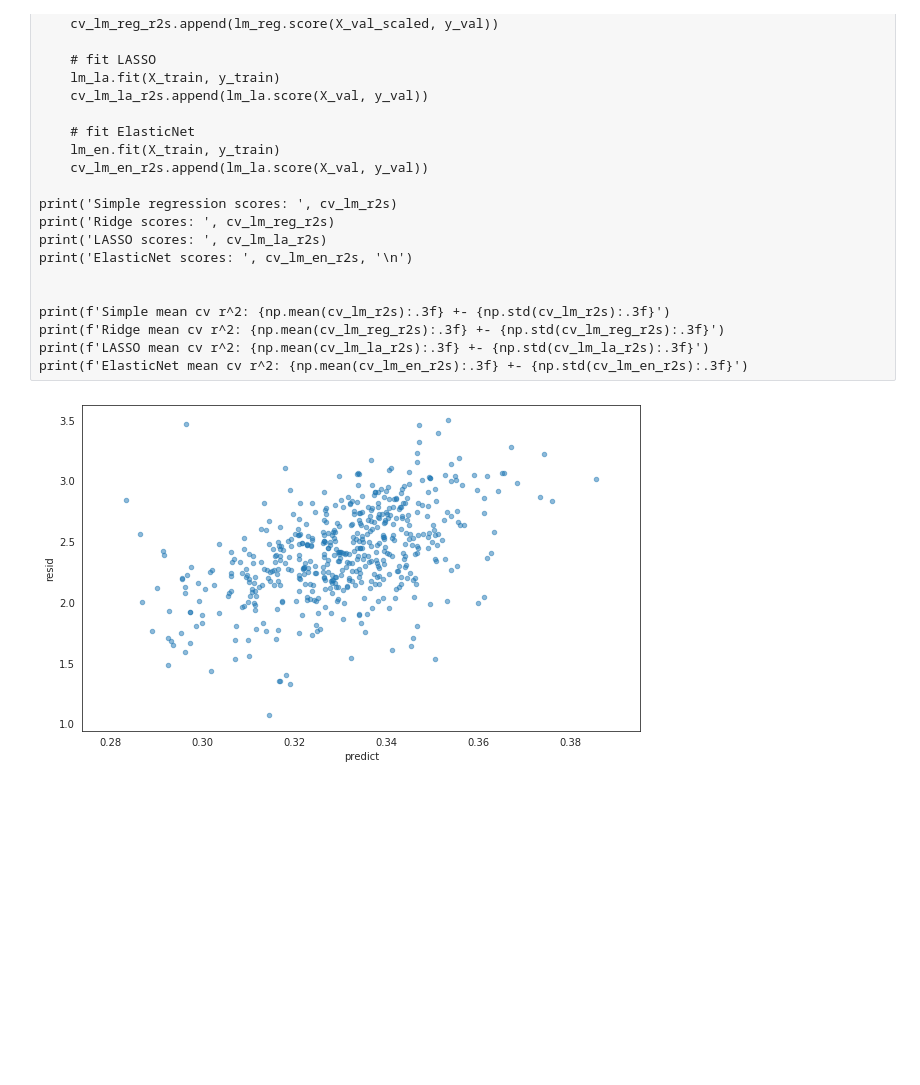
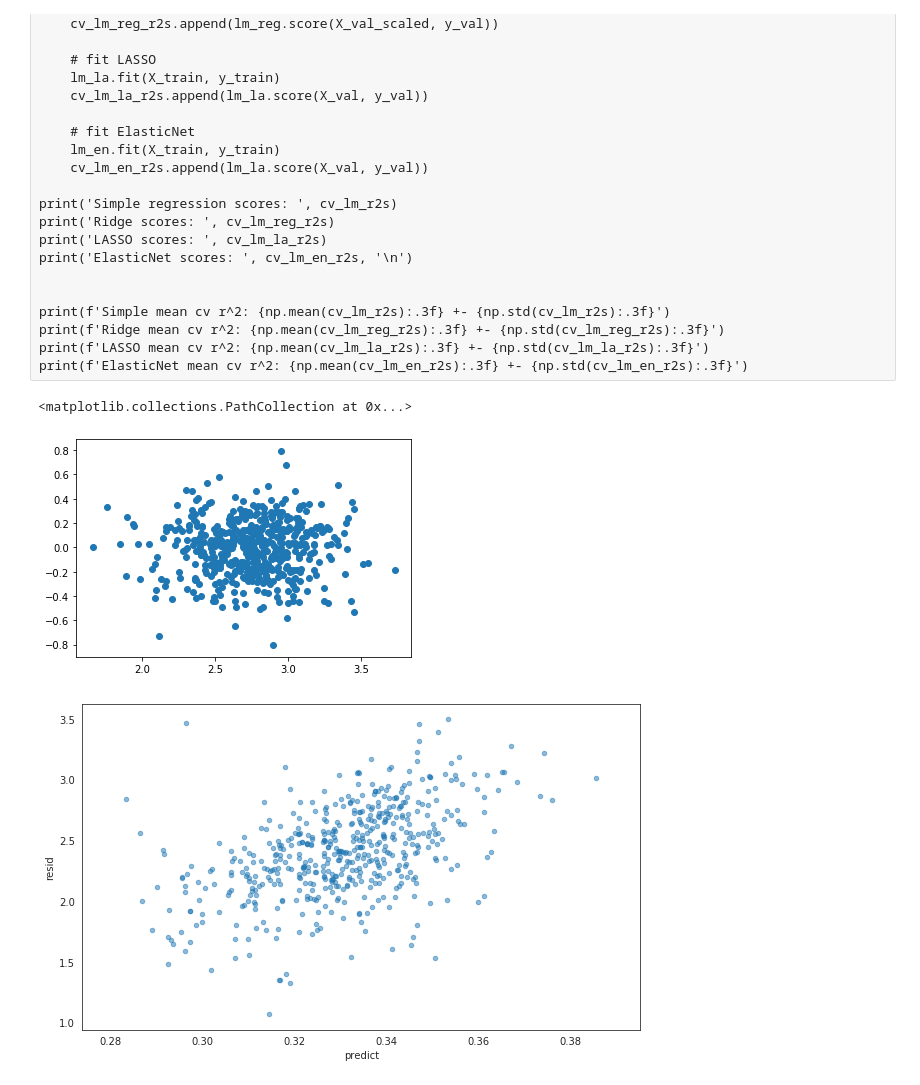
Before and after one commit to zoeyherm/predicting_suicide_rates, a Jupyter notebook: suicide_regression-Copy1.ipynb, the cells around one changed output. Drawn from its saved outputs; the diff is of its cells as text; code cells hidden in the pictures; blank space fills up the shorter version.

Commit message:
First working model, all tests passed

```diff
--- a/suicide_regression-Copy1.ipynb
+++ b/suicide_regression-Copy1.ipynb
@@ -344,7 +366,10 @@ print(f'Ridge mean cv r^2: {np.mean(cv_lm_reg_r2s):.3f} +- {np.std(cv_lm_reg_r2s
 print(f'LASSO mean cv r^2: {np.mean(cv_lm_la_r2s):.3f} +- {np.std(cv_lm_la_r2s):.3f}')
 print(f'ElasticNet mean cv r^2: {np.mean(cv_lm_en_r2s):.3f} +- {np.std(cv_lm_en_r2s):.3f}')
 # %%
-plt.scatter(lm_pred, (y_test-lm_pred))
+plt.scatter(lm_pred, (y-lm_pred))
+# %% [output]
+<matplotlib.collections.PathCollection at 0x...>
+[figure, added]
 # %%
 model = sm.OLS(y, X)
 fit = model.fit()
```
Also changed, not shown: parts of 5 cells of this notebook, 2 other files.
